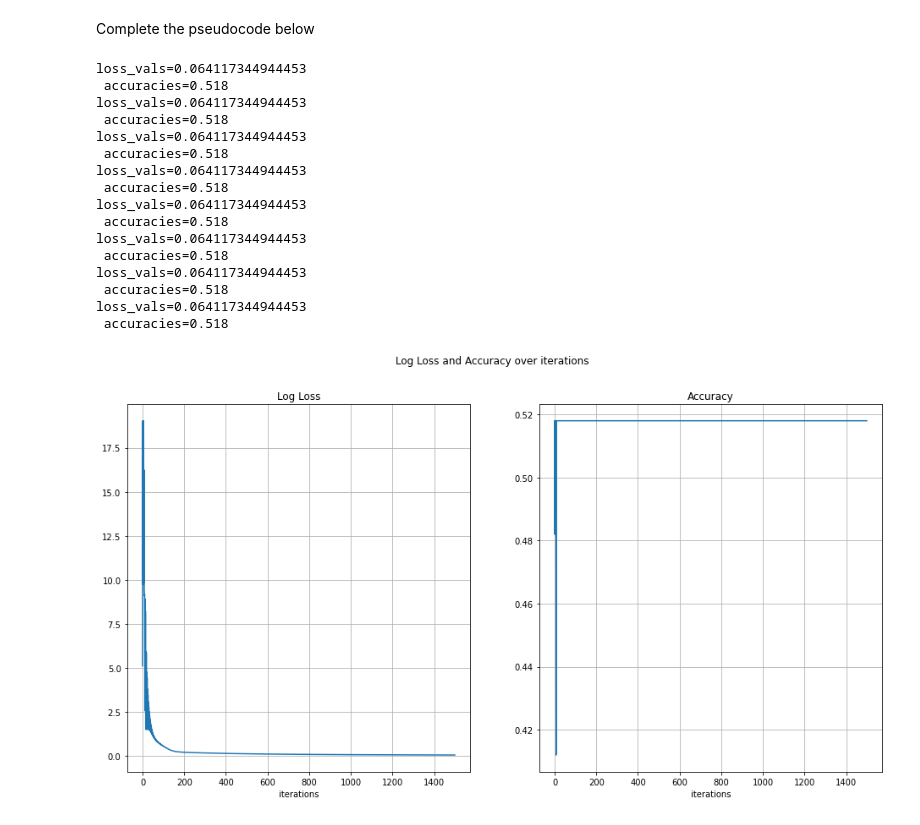
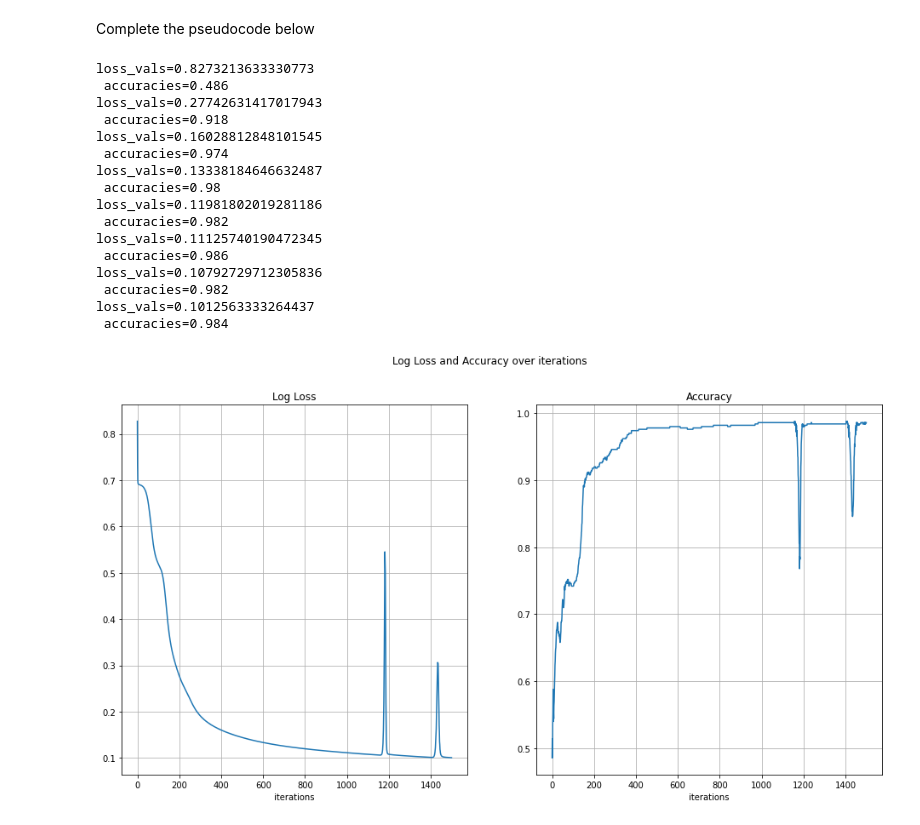
Before and after one commit to isaquefms/eng_comp_lab_ic, a Jupyter notebook: atv_5/Backprop_Exercise_HW.ipynb, the cells around one changed output. Saved outputs shown, nothing was run; the diff lists cells and outputs as text; code cells hidden in the pictures.

```diff
--- a/atv_5/Backprop_Exercise_HW.ipynb
+++ b/atv_5/Backprop_Exercise_HW.ipynb
@@ -112,7 +112,7 @@ def accuracy(y_true, y_pred):
     acertos: int = 0
     total_classificacoes: int = len(y_pred)
     for element_1, element_2 in zip(y_true, y_pred):
-        element_2 = int(element_2)
+        element_2 = element_2 >= 0.5
         if element_1 == element_2:
             acertos += 1 # contando a quantidade de acertos
     # acurácia
@@ -140,45 +140,47 @@ Complete the pseudocode below
 # %%
 #### Initialize the network parameters
 
 np.random.seed(1241)
 # funcoes prontas: sigmoid, loss_fn, forward_pass, plot_loss_accuracy
-W_1 = np.random.uniform(-1, 1, size=(3,500))
-W_2 = np.random.uniform(-1, 1, size=(500,))
+W_1 = np.random.uniform(-1, 1, size=(3,4))
+W_2 = np.random.uniform(-1, 1, size=(4,))
 num_iter = 1500
 learning_rate = 0.01
 x_mat = x_mat_full
-teste = []
+
 loss_vals, accuracies = [], []
 for i in range(num_iter):
     ### Do a forward computation, and get the gradient
     y_pred, gradient = forward_pass(W_1, W_2)
     ## Update the weight matrices
     W_1 = W_1 - (gradient[0]*learning_rate)
     W_2 = W_2 - (gradient[1]*learning_rate)
     ### Compute the loss and accuracy
-    loss_vals.append(loss_fn(y, y_pred))
-    accuracies.append(accuracy(y, y_pred))
+    loss_now = loss_fn(y, y_pred)
+    loss_vals.append(loss_now)
+    accuracy_now = accuracy(y, y_pred)
+    accuracies.append(accuracy_now)
 
     ## Print the loss and accuracy for every 200th iteration
     if not i%200:
       print(f'loss_vals={loss_now}\n accuracies={accuracy_now}')
 
 plot_loss_accuracy(loss_vals, accuracies)
 # %% [output]
-loss_vals=0.064117344944453
- accuracies=0.518
-loss_vals=0.064117344944453
- accuracies=0.518
-loss_vals=0.064117344944453
- accuracies=0.518
-loss_vals=0.064117344944453
- accuracies=0.518
-loss_vals=0.064117344944453
- accuracies=0.518
-loss_vals=0.064117344944453
- accuracies=0.518
-loss_vals=0.064117344944453
- accuracies=0.518
-loss_vals=0.064117344944453
- accuracies=0.518
+loss_vals=0.8273213633330773
+ accuracies=0.486
+loss_vals=0.27742631417017943
+ accuracies=0.918
+loss_vals=0.16028812848101545
+ accuracies=0.974
+loss_vals=0.13338184646632487
+ accuracies=0.98
+loss_vals=0.11981802019281186
+ accuracies=0.982
+loss_vals=0.11125740190472345
+ accuracies=0.986
+loss_vals=0.10792729712305836
+ accuracies=0.982
+loss_vals=0.1012563333264437
+ accuracies=0.984
-[figure, old version]
+[figure, new version]
```
Also changed, not shown: parts of 1 cell of this notebook.
